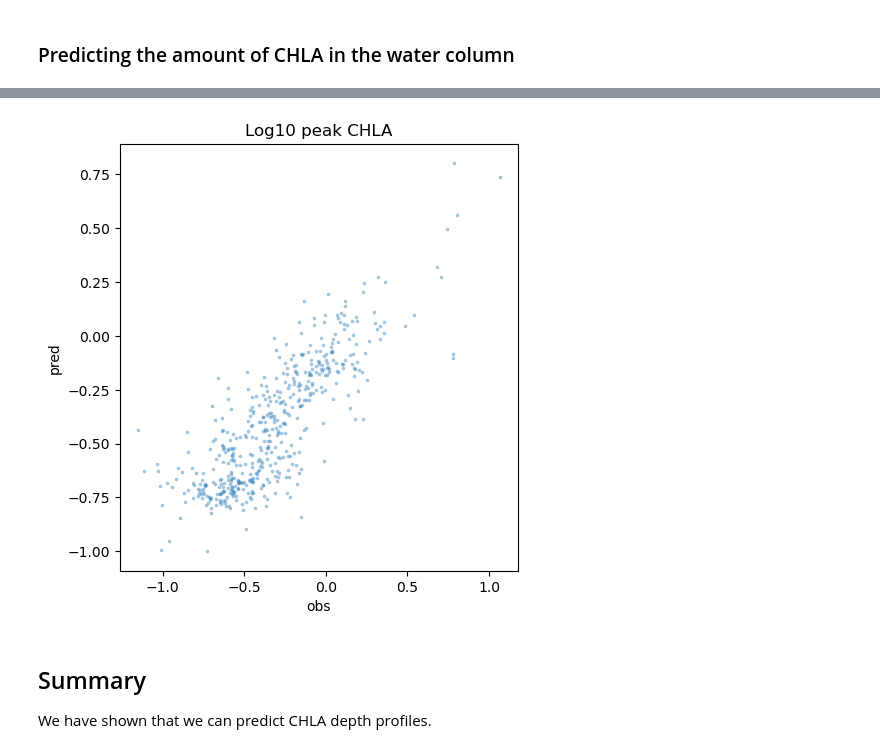
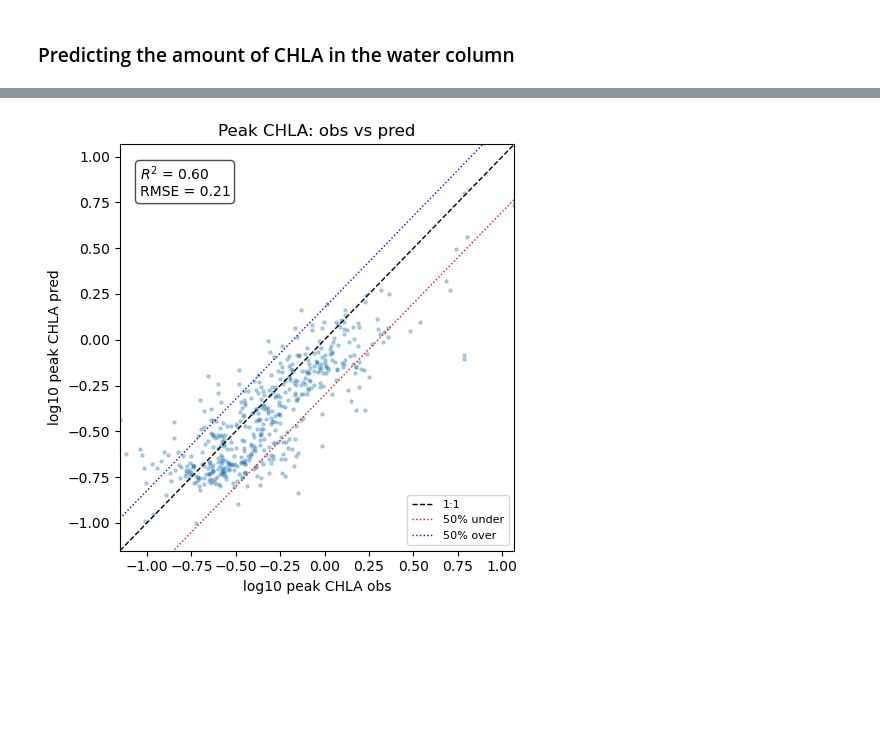
Before and after one commit to fish-pace/chla-z, a Jupyter notebook: BRT_OOI_CHLA.ipynb, the cells around one changed output, grey strips where cells are left out. Cells and saved outputs as stored; diff of their text form; code cells hidden in the pictures; blank space fills up the shorter version.

```diff
--- a/BRT_OOI_CHLA.ipynb
+++ b/BRT_OOI_CHLA.ipynb
@@ -1307,17 +1457,59 @@ plt.show()
-# %%
-# Scatter plot
-plt.figure(figsize=(5, 5))
-plt.scatter(np.log10(test.peak_obs_val), np.log10(test.peak_pred_val), s=3, alpha=0.3)
-
-
-plt.xlabel("obs")
-plt.ylabel("pred")
-plt.tight_layout()
-plt.title("Log10 peak CHLA")
-plt.show()
-# %% [output]
-[figure, removed]
-# %% [markdown]
-## Summary
-
-We have shown that we can predict CHLA depth profiles.
+# %%
+import numpy as np
+import matplotlib.pyplot as plt
+from sklearn.metrics import r2_score, mean_squared_error
+
+# Log10 and drop NaNs / non-finite
+x = np.log10(test["peak_obs_val"].to_numpy())
+y = np.log10(test["peak_pred_val"].to_numpy())
+
+mask = np.isfinite(x) & np.isfinite(y)
+x = x[mask]
+y = y[mask]
+
+# Metrics in log space (you could also do them in linear space if you prefer)
+r2 = r2_score(x, y)
+rmse = np.sqrt(mean_squared_error(x, y))
+
+# Axis limits
+xy_min = min(x.min(), y.min())
+xy_max = max(x.max(), y.max())
+
+# Lines for ±50%
+offset_under = np.log10(0.5)   # ~ -0.301
+offset_over  = np.log10(1.5)   # ~  0.176
+
+xx = np.linspace(xy_min, xy_max, 100)
+
+plt.figure(figsize=(5, 5))
+plt.scatter(x, y, s=5, alpha=0.3)
+
+# 1:1 line
+plt.plot(xx, xx, "k--", linewidth=1, label="1:1")
+
+# 50% under- and over-prediction lines
+plt.plot(xx, xx + offset_under, "r:", linewidth=1, label="50% under")
+plt.plot(xx, xx + offset_over,  "b:", linewidth=1, label="50% over")
+
+plt.xlim(xy_min, xy_max)
+plt.ylim(xy_min, xy_max)
+
+plt.xlabel("log10 peak CHLA obs")
+plt.ylabel("log10 peak CHLA pred")
+plt.title("Peak CHLA: obs vs pred")
+
+# Annotate R² and RMSE
+plt.text(
+    0.05, 0.95,
+    f"$R^2$ = {r2:.2f}\nRMSE = {rmse:.2f}",
+    transform=plt.gca().transAxes,
+    va="top",
+    ha="left",
+    bbox=dict(boxstyle="round", facecolor="white", alpha=0.7),
+)
+
+plt.legend(loc="lower right", fontsize=8)
+plt.tight_layout()
+plt.show()
+# %% [output]
+[figure, added]
```
Also changed, not shown: parts of 21 cells of this notebook, 3 other files.
